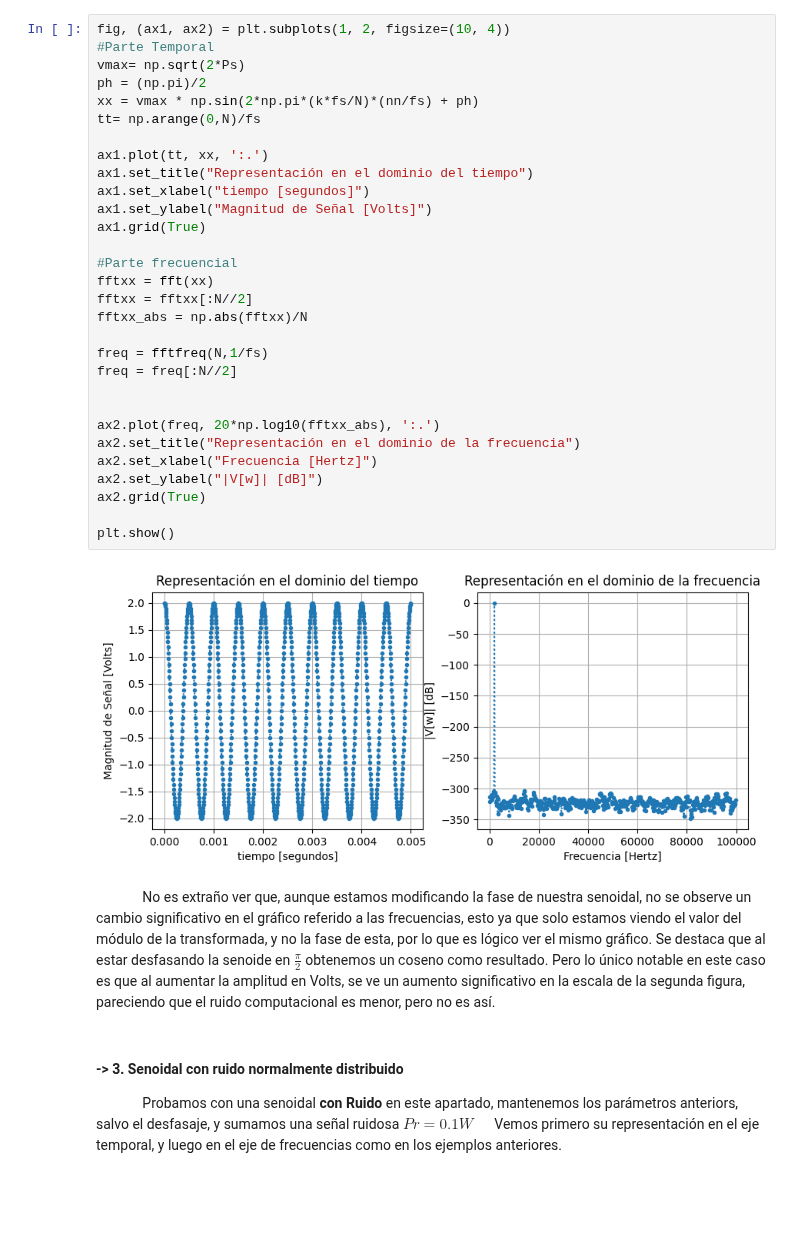
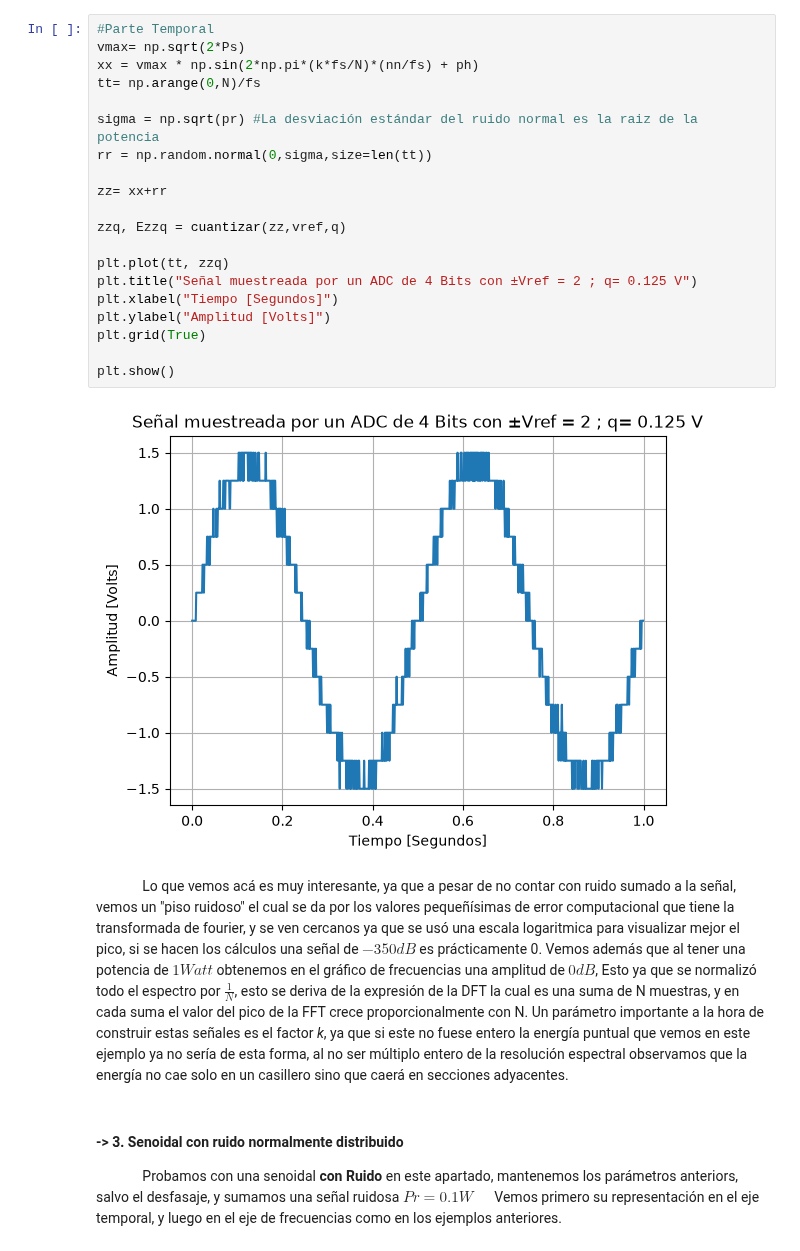
Before and after one commit to JoaquinBRios/APS-, a Jupyter notebook: TS2.ipynb, the cells around one changed output. Cells and saved outputs as stored; diff of their text form; blank space fills up the shorter version.

```diff
--- a/TS2.ipynb
+++ b/TS2.ipynb
@@ -81,37 +85,29 @@ en el eje temporal, y luego en el eje de frecuencias.
 # %%
-fig, (ax1, ax2) = plt.subplots(1, 2, figsize=(10, 4))
 #Parte Temporal
 vmax= np.sqrt(2*Ps)
-ph = (np.pi)/2
 xx = vmax * np.sin(2*np.pi*(k*fs/N)*(nn/fs) + ph)
 tt= np.arange(0,N)/fs
 
-ax1.plot(tt, xx, ':.')
-ax1.set_title("Representación en el dominio del tiempo")
-ax1.set_xlabel("tiempo [segundos]")
-ax1.set_ylabel("Magnitud de Señal [Volts]")
-ax1.grid(True)
+sigma = np.sqrt(pr) #La desviación estándar del ruido normal es la raiz de la potencia
+rr = np.random.normal(0,sigma,size=len(tt))
 
-#Parte frecuencial
-fftxx = fft(xx)
-fftxx = fftxx[:N//2]
-fftxx_abs = np.abs(fftxx)/N
+zz= xx+rr
 
-freq = fftfreq(N,1/fs)
-freq = freq[:N//2]
+zzq, Ezzq = cuantizar(zz,vref,q)
 
-
-ax2.plot(freq, 20*np.log10(fftxx_abs), ':.')
-ax2.set_title("Representación en el dominio de la frecuencia")
-ax2.set_xlabel("Frecuencia [Hertz]")
-ax2.set_ylabel("|V[w]| [dB]")
-ax2.grid(True)
+plt.plot(tt, zzq)
+plt.title("Señal muestreada por un ADC de 4 Bits con ±Vref = 2 ; q= 0.125 V")
+plt.xlabel("Tiempo [Segundos]")
+plt.ylabel("Amplitud [Volts]")
+plt.grid(True)
 
 plt.show()
 # %% [output]
-[figure, old version]
+[figure, new version]
 # %% [markdown]
-&emsp;&emsp;&emsp; No es extraño ver que, aunque estamos modificando la fase de nuestra senoidal, no se observe un cambio significativo en el gráfico referido a las frecuencias, esto ya que solo estamos viendo el valor del módulo de la transformada, y no la fase de esta, por lo que es lógico ver el mismo gráfico. Se destaca que al estar desfasando la senoide en $\frac{π}{2}$ obtenemos un coseno como resultado. Pero lo único notable en este caso es que al aumentar la amplitud en Volts, se ve un aumento significativo en la escala de la segunda figura, pareciendo que el ruido computacional es menor, pero no es así.
+&emsp;&emsp;&emsp; Lo que vemos acá es muy interesante, ya que a pesar de no contar con ruido sumado a la señal, vemos un "piso ruidoso"
+el cual se da por los valores pequeñísimas de error computacional que tiene la transformada de fourier, y se ven cercanos ya que se usó una escala
+logaritmica para visualizar mejor el pico, si se hacen los cálculos una señal de $-350dB$ es prácticamente 0. Vemos además que al tener una potencia de $1 Watt$ obtenemos en el gráfico de frecuencias una amplitud de $0 dB$, Esto ya que se normalizó todo el espectro por $\frac{1}{N}$, esto se deriva de la expresión de la DFT la cual es una suma de  N muestras, y en cada suma el valor del pico de la FFT crece proporcionalmente con N. Un parámetro importante a la hora de construir estas señales es el factor *k*, ya que si este no fuese entero la energía puntual que vemos en este ejemplo ya no sería de esta forma, al no ser múltiplo entero de la resolución espectral observamos que la energía no cae solo en un casillero sino que caerá en secciones adyacentes.
 # %% [markdown]
 #### ->  3. Senoidal con ruido normalmente distribuido
 &emsp;&emsp;&emsp; Probamos con una senoidal **con Ruido** en este apartado, mantenemos los parámetros anteriors, salvo el desfasaje, y sumamos una señal ruidosa  $Pr = 0.1 W$ &emsp; Vemos primero su representación
```
Also changed, not shown: parts of 10 cells of this notebook, 1 other file.
